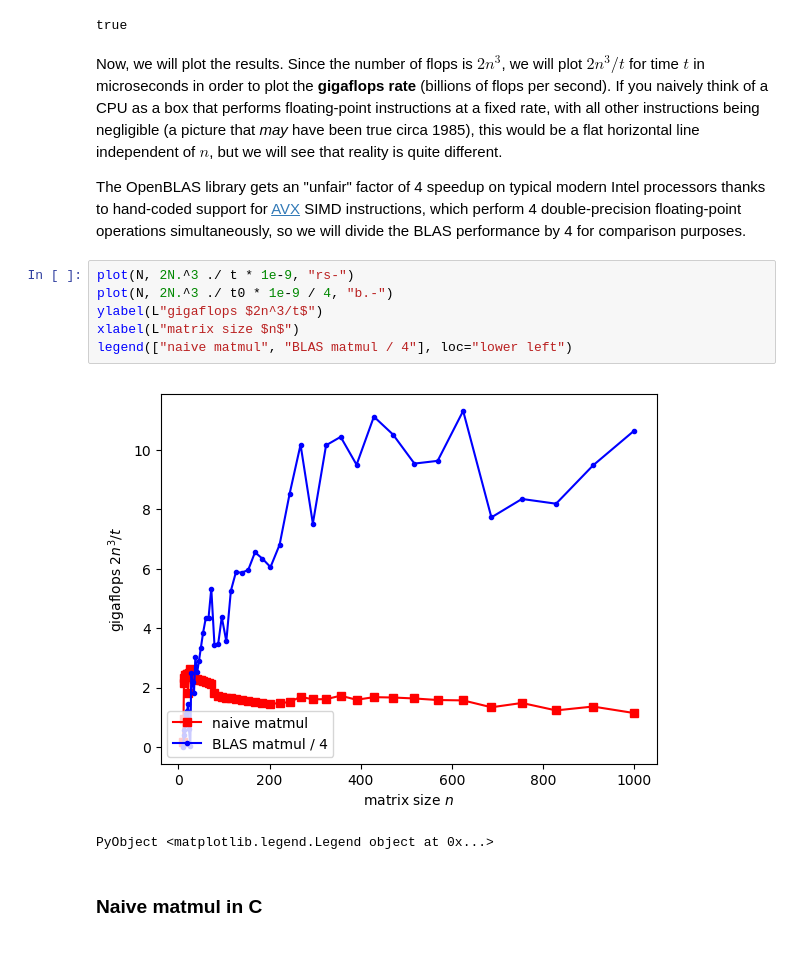
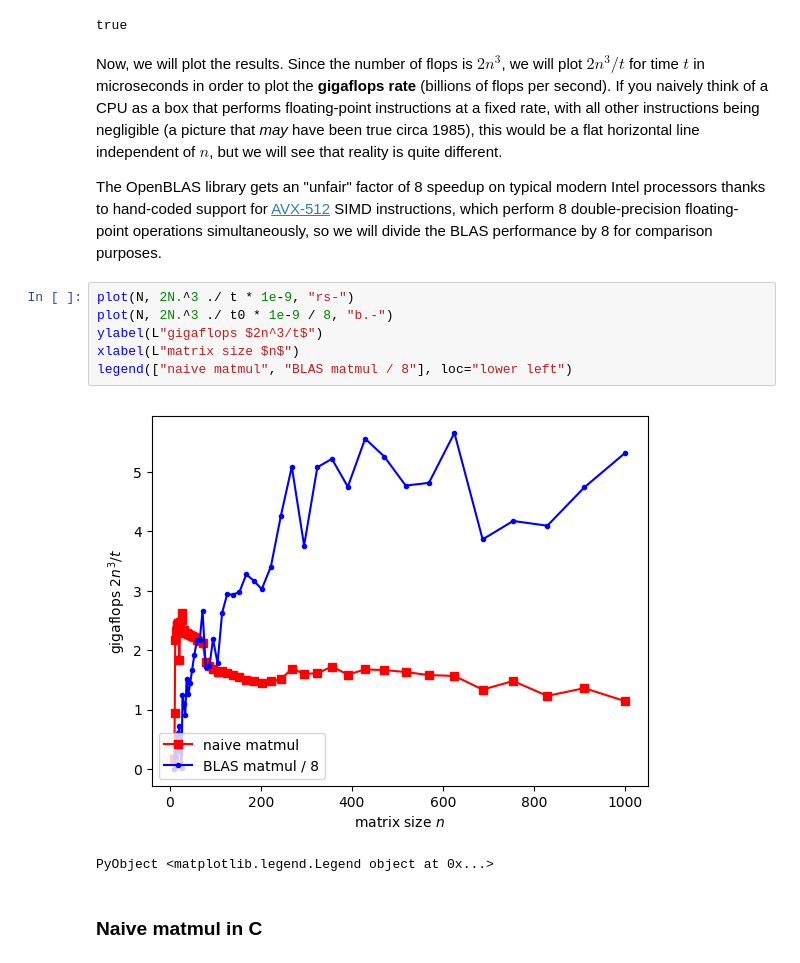
Before and after one commit to mitmath/18335, a Jupyter notebook: notes/Matrix-multiplication-experiments.ipynb, the cells around one changed output. Drawn from its saved outputs; the diff is of its cells as text.

Commit message:
avx-512 is a factor of 8

```diff
--- a/notes/Matrix-multiplication-experiments.ipynb
+++ b/notes/Matrix-multiplication-experiments.ipynb
@@ -106,15 +106,15 @@ true
 # %% [markdown]
 Now, we will plot the results.  Since the number of flops is $2n^3$, we will plot $2n^3 / t$ for time $t$ in microseconds in order to plot the **gigaflops rate** (billions of flops per second).  If you naively think of a CPU as a box that performs floating-point instructions at a fixed rate, with all other instructions being negligible (a picture that *may* have been true circa 1985), this would be a flat horizontal line independent of $n$, but we will see that reality is quite different.
 
-The OpenBLAS library gets an "unfair" factor of 4 speedup on typical modern Intel processors thanks to hand-coded support for [AVX](https://en.wikipedia.org/wiki/Advanced_Vector_Extensions) SIMD instructions, which perform 4 double-precision floating-point operations simultaneously, so we will divide the BLAS performance by 4 for comparison purposes.
+The OpenBLAS library gets an "unfair" factor of 8 speedup on typical modern Intel processors thanks to hand-coded support for [AVX-512](https://en.wikipedia.org/wiki/Advanced_Vector_Extensions) SIMD instructions, which perform 8 double-precision floating-point operations simultaneously, so we will divide the BLAS performance by 8 for comparison purposes.
 # %%
 plot(N, 2N.^3 ./ t * 1e-9, "rs-")
-plot(N, 2N.^3 ./ t0 * 1e-9 / 4, "b.-")
+plot(N, 2N.^3 ./ t0 * 1e-9 / 8, "b.-")
 ylabel(L"gigaflops $2n^3/t$")
 xlabel(L"matrix size $n$")
-legend(["naive matmul", "BLAS matmul / 4"], loc="lower left")
+legend(["naive matmul", "BLAS matmul / 8"], loc="lower left")
 # %% [output]
-[figure, old version]
+[figure, new version]
 PyObject <matplotlib.legend.Legend object at 0x...>
 # %% [markdown]
 ### Naive matmul in C
```
Also changed, not shown: parts of 1 cell of this notebook.
